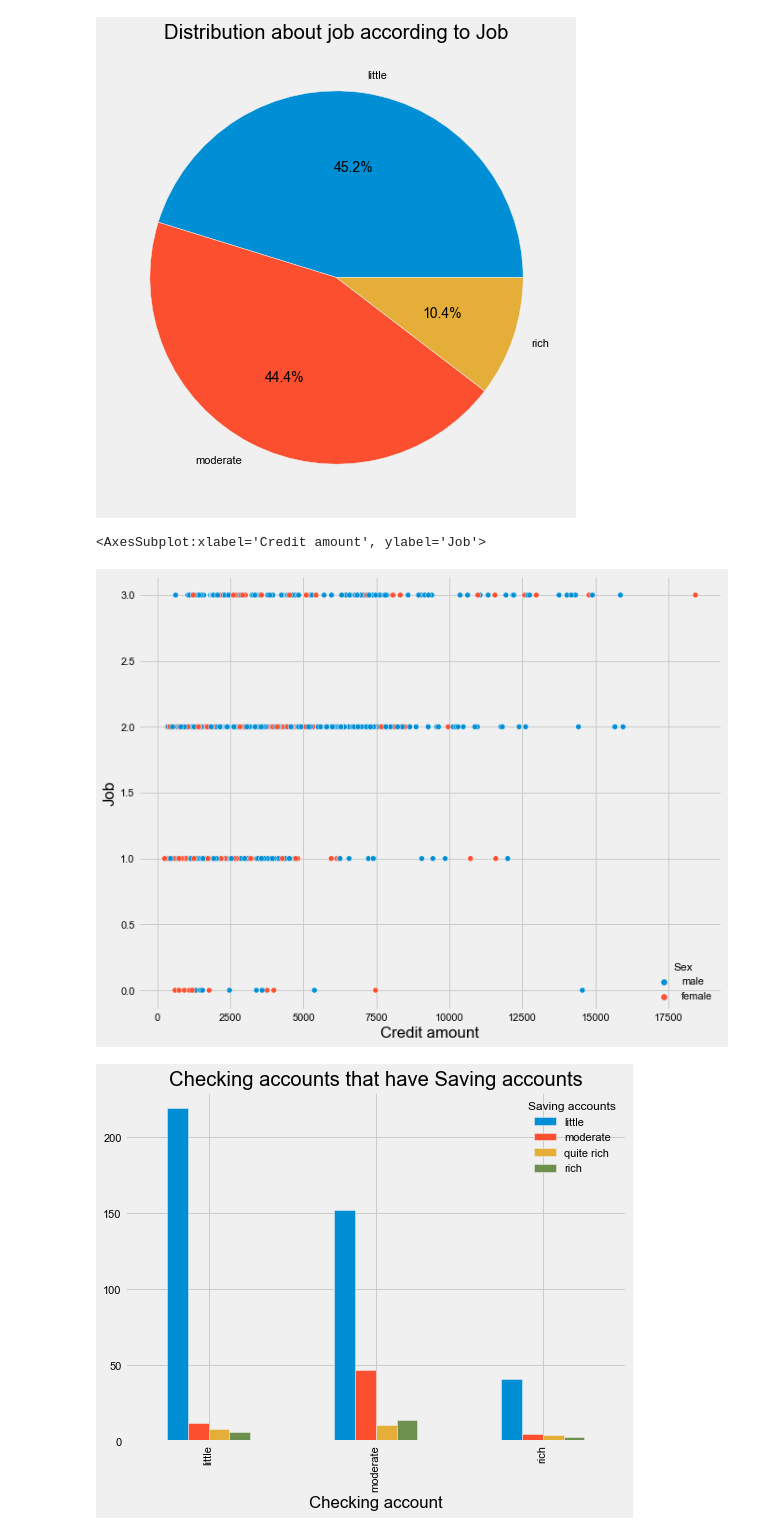
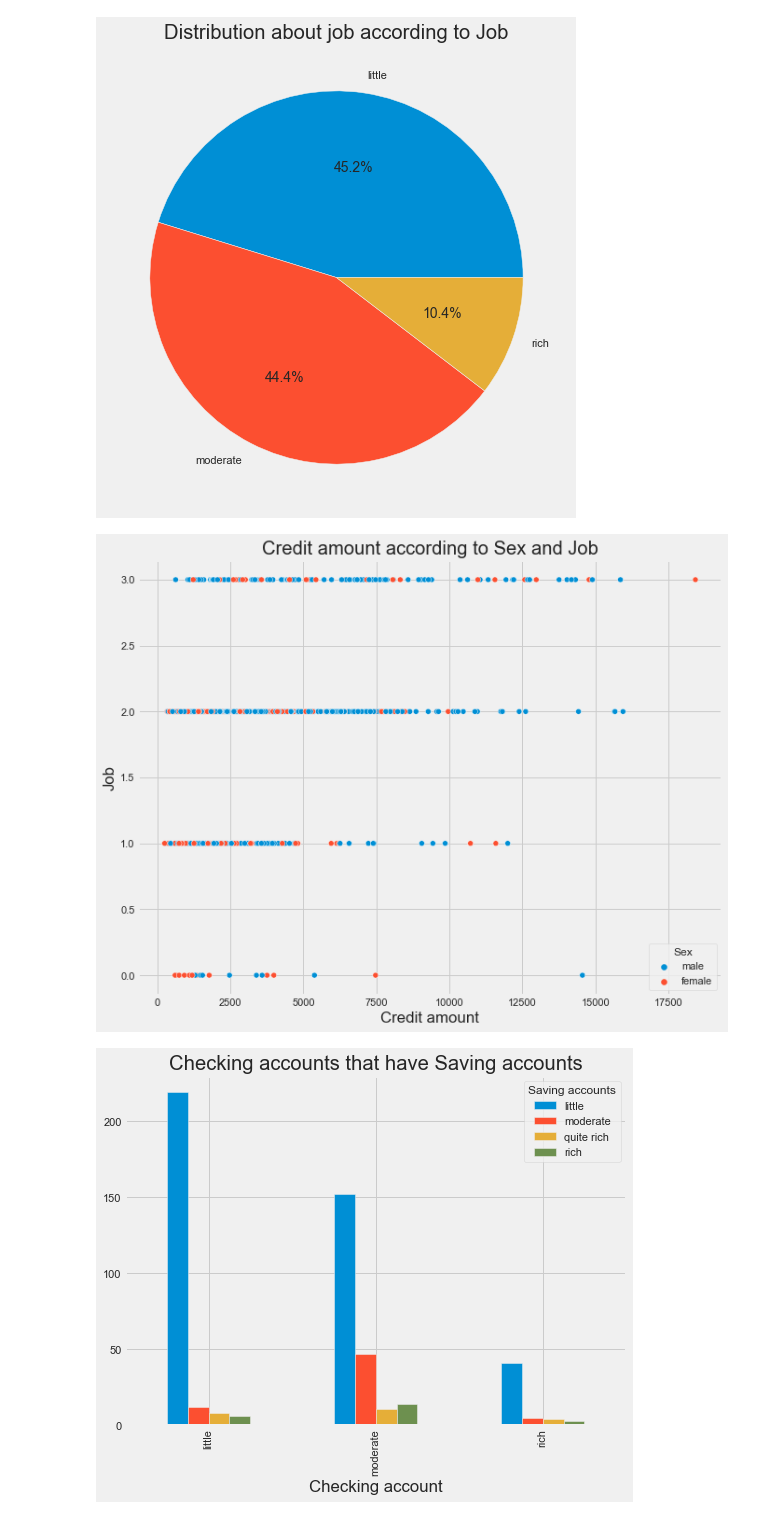
Before and after one commit to Sannan-Uzair/credit-risk-evaluation, a Jupyter notebook: risk evaluation.ipynb, the cells around one changed output. Drawn from its saved outputs; the diff is of its cells as text; code cells hidden in the pictures.

```diff
--- a/risk evaluation.ipynb
+++ b/risk evaluation.ipynb
@@ -223,10 +195,10 @@ plt.show()
 # %%
 plt.figure(figsize=(10,8))
 sns.scatterplot(x='Credit amount', y = 'Job', hue = 'Sex',data = df)
-plt.title()
+plt.title('Credit amount according to Sex and Job')
+plt.show()
 # %% [output]
-<AxesSubplot:xlabel='Credit amount', ylabel='Job'>
-[figure, old version]
+[figure, new version]
 # %%
 pd.crosstab(df['Checking account'], df['Saving accounts']).plot(kind = 'bar', figsize = (8,6))
 plt.title('Checking accounts that have Saving accounts')
```
Also changed, not shown: parts of 42 cells of this notebook.
